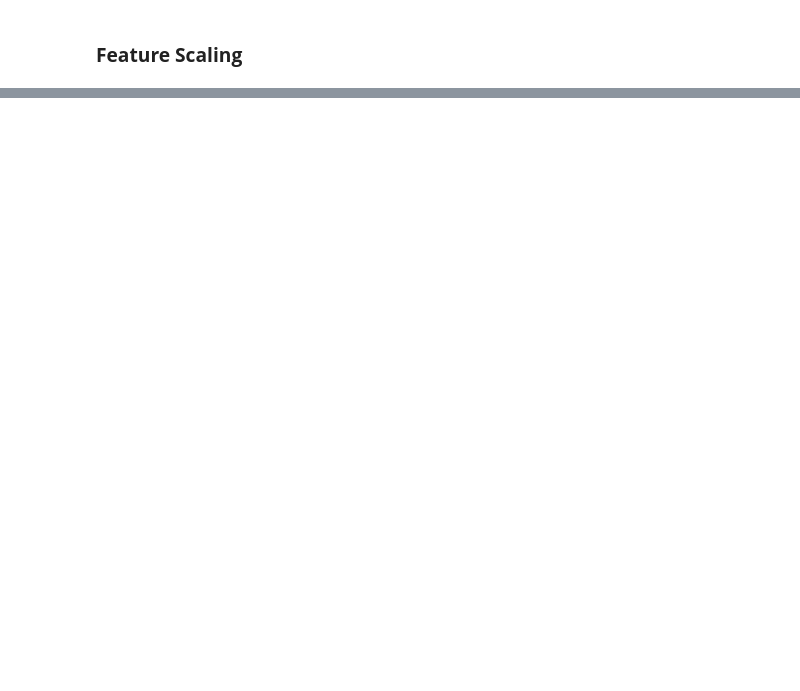
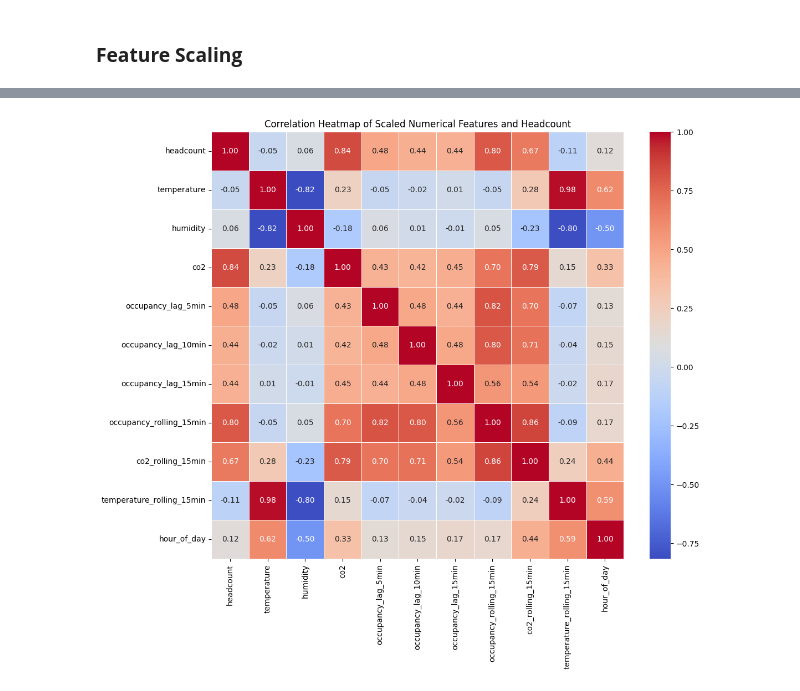
Before and after one commit to MIL-Project2/DR-DT, a Jupyter notebook: Occupancy_Prediction_Ver1_1.ipynb, the cells around one changed output, grey strips where cells are left out. Drawn from its saved outputs; the diff is of its cells as text; code cells hidden in the pictures; blank space fills up the shorter version.

```diff
--- a/Occupancy_Prediction_Ver1_1.ipynb
+++ b/Occupancy_Prediction_Ver1_1.ipynb
@@ -295,0 +305,26 @@ Numerical features scaled successfully.
+# %%
+import seaborn as sns
+import matplotlib.pyplot as plt
+
+# Prepare the list of numerical columns for correlation, including the target 'headcount'
+# Exclude 'timestamp', 'deviceid', 'floorspaceid', and 'day_of_week' (categorical)
+correlation_cols = [
+    'headcount', 'temperature', 'humidity', 'co2',
+    'occupancy_lag_5min', 'occupancy_lag_10min', 'occupancy_lag_15min',
+    'occupancy_rolling_15min', 'co2_rolling_15min', 'temperature_rolling_15min',
+    'hour_of_day'
+]
+
+# Ensure all selected columns exist in the DataFrame
+correlation_cols = [col for col in correlation_cols if col in df.columns]
+
+# Calculate the correlation matrix
+correlation_matrix = df[correlation_cols].corr()
+
+# Plot the heatmap
+plt.figure(figsize=(12, 10))
+sns.heatmap(correlation_matrix, annot=True, cmap='coolwarm', fmt=".2f", linewidths=.5)
+plt.title('Correlation Heatmap of Scaled Numerical Features and Headcount')
+plt.show()
+# %% [output]
+[figure, added]
```
Also changed, not shown: parts of 3 cells of this notebook.
